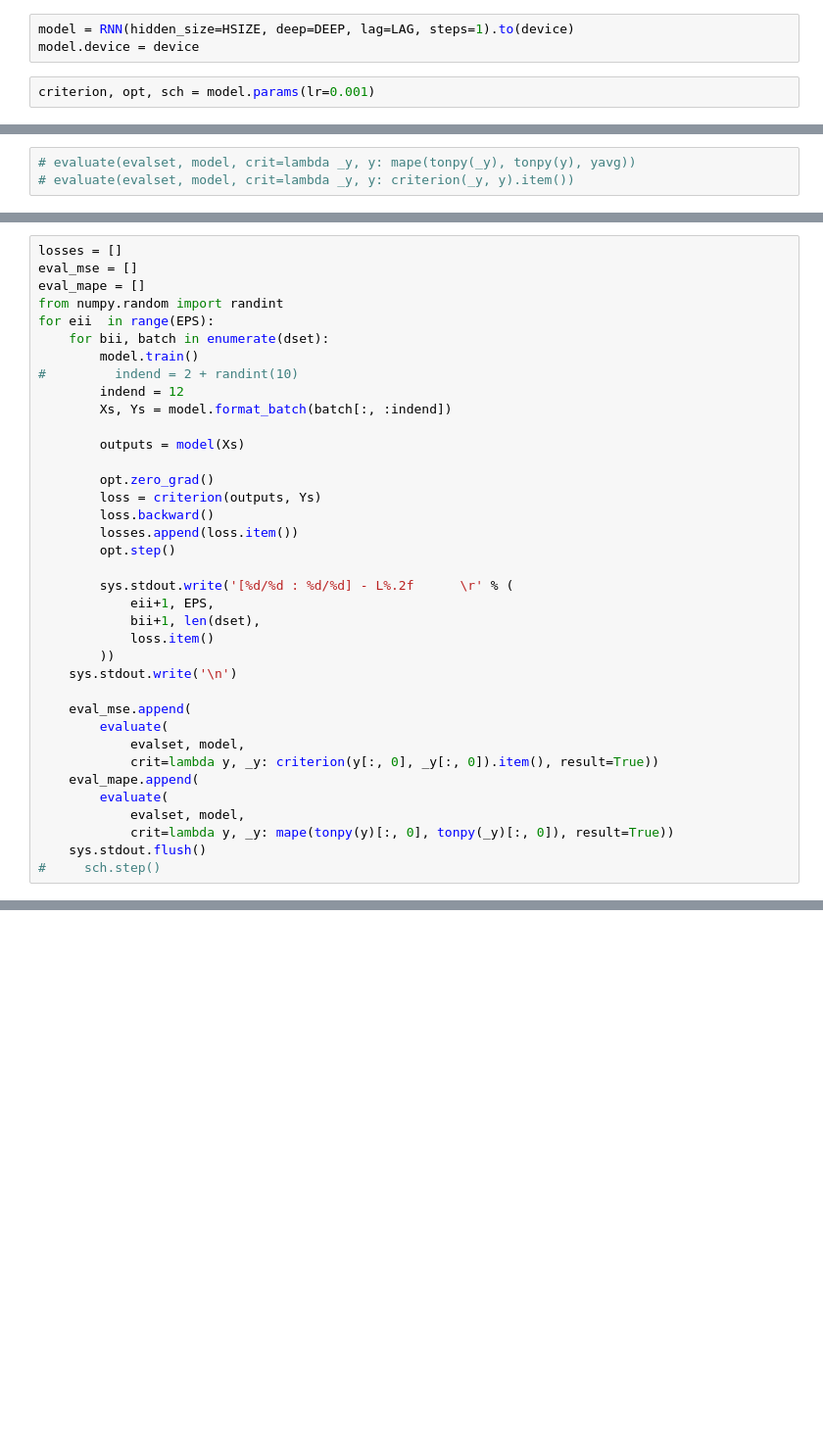
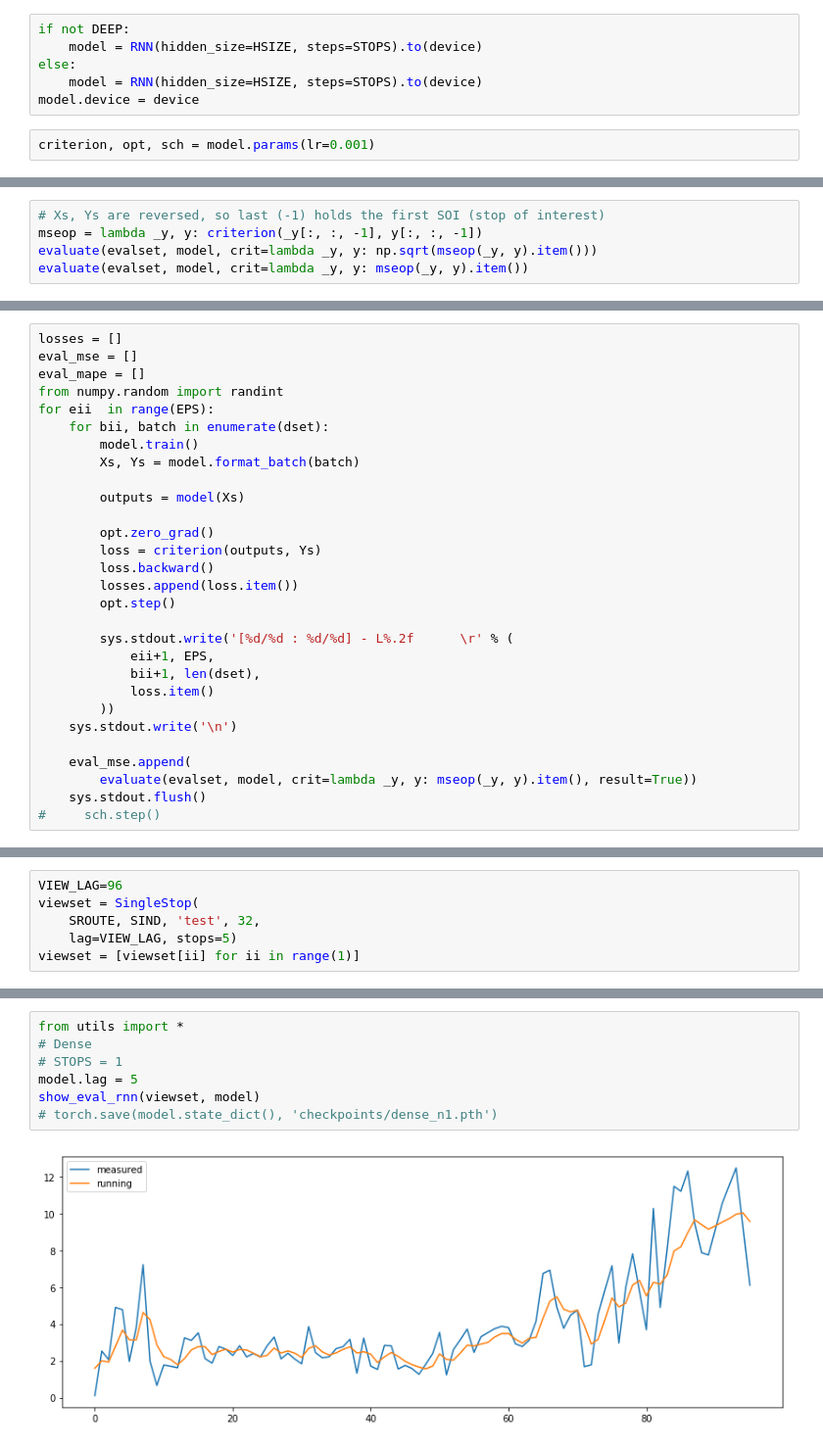
Before and after one commit to ulzee/traffic, a Jupyter notebook: Tmp_Spot_RNN.ipynb, the cells around one changed output, grey strips where cells are left out. Shown: that part at 98% size. Drawn from its saved outputs; the diff is of its cells as text; blank space fills up the shorter version.

```diff
--- a/Tmp_Spot_RNN.ipynb
+++ b/Tmp_Spot_RNN.ipynb
@@ -46,7 +51,10 @@ Locals dataset: test
 # %%
 from models.temporal.RNN import RNN
 # %%
-model = RNN(hidden_size=HSIZE, deep=DEEP, lag=LAG, steps=1).to(device)
+if not DEEP:
+    model = RNN(hidden_size=HSIZE, steps=STOPS).to(device)
+else:
+    model = RNN(hidden_size=HSIZE, steps=STOPS).to(device)
 model.device = device
 # %%
 criterion, opt, sch = model.params(lr=0.001)
@@ -59,3 +61,5 @@ Eval loss: 12.8127
 # %%
-# evaluate(evalset, model, crit=lambda _y, y: mape(tonpy(_y), tonpy(y), yavg))
-# evaluate(evalset, model, crit=lambda _y, y: criterion(_y, y).item())
+# Xs, Ys are reversed, so last (-1) holds the first SOI (stop of interest)
+mseop = lambda _y, y: criterion(_y[:, :, -1], y[:, :, -1])
+evaluate(evalset, model, crit=lambda _y, y: np.sqrt(mseop(_y, y).item()))
+evaluate(evalset, model, crit=lambda _y, y: mseop(_y, y).item())
@@ -67,9 +74,7 @@ from numpy.random import randint
 for eii  in range(EPS):
     for bii, batch in enumerate(dset):
         model.train()
-#         indend = 2 + randint(10)
-        indend = 12
-        Xs, Ys = model.format_batch(batch[:, :indend])
+        Xs, Ys = model.format_batch(batch)
 
         outputs = model(Xs)
 
@@ -87,13 +92,7 @@ for eii  in range(EPS):
     sys.stdout.write('\n')
 
     eval_mse.append(
-        evaluate(
-            evalset, model,
-            crit=lambda y, _y: criterion(y[:, 0], _y[:, 0]).item(), result=True))
-    eval_mape.append(
-        evaluate(
-            evalset, model,
-            crit=lambda y, _y: mape(tonpy(y)[:, 0], tonpy(_y)[:, 0]), result=True))
+        evaluate(evalset, model, crit=lambda _y, y: mseop(_y, y).item(), result=True))
     sys.stdout.flush()
 #     sch.step()
 # %% [output]
@@ -224,0 +116,6 @@ with open('checkpoints/rnn/%s.json' % name, 'w') as fl:
+# %%
+VIEW_LAG=96
+viewset = SingleStop(
+    SROUTE, SIND, 'test', 32,
+    lag=VIEW_LAG, stops=5)
+viewset = [viewset[ii] for ii in range(1)]
@@ -224,0 +128,9 @@ with open('checkpoints/rnn/%s.json' % name, 'w') as fl:
+# %%
+from utils import *
+# Dense
+# STOPS = 1
+model.lag = 5
+show_eval_rnn(viewset, model)
+# torch.save(model.state_dict(), 'checkpoints/dense_n1.pth')
+# %% [output]
+[figure, added]
```
Also changed, not shown: parts of 13 cells of this notebook, 3 other files.
